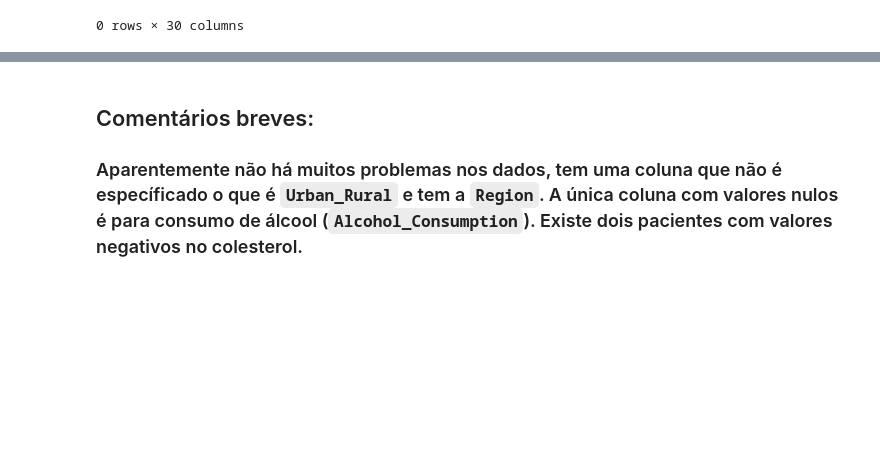
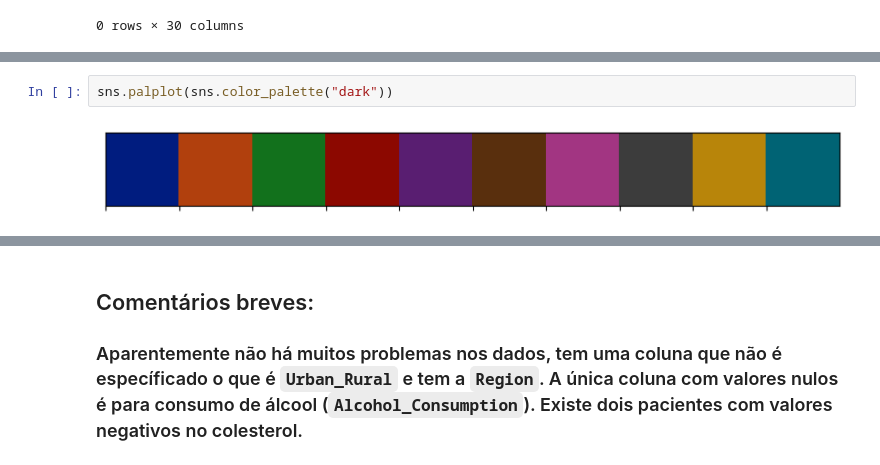
Before and after one commit to Gui-Leao/Heart-Attack-Prediction, a Jupyter notebook: EDA.ipynb, the cells around one changed output, grey strips where cells are left out. Drawn from its saved outputs; the diff is of its cells as text; blank space fills up the shorter version.

```diff
--- a/EDA.ipynb
+++ b/EDA.ipynb
@@ -146,0 +373,4 @@ df[df.duplicated()]
+# %%
+sns.palplot(sns.color_palette("dark"))
+# %% [output]
+[figure, added]
```
Also changed, not shown: parts of 53 cells of this notebook, 1 other file.
